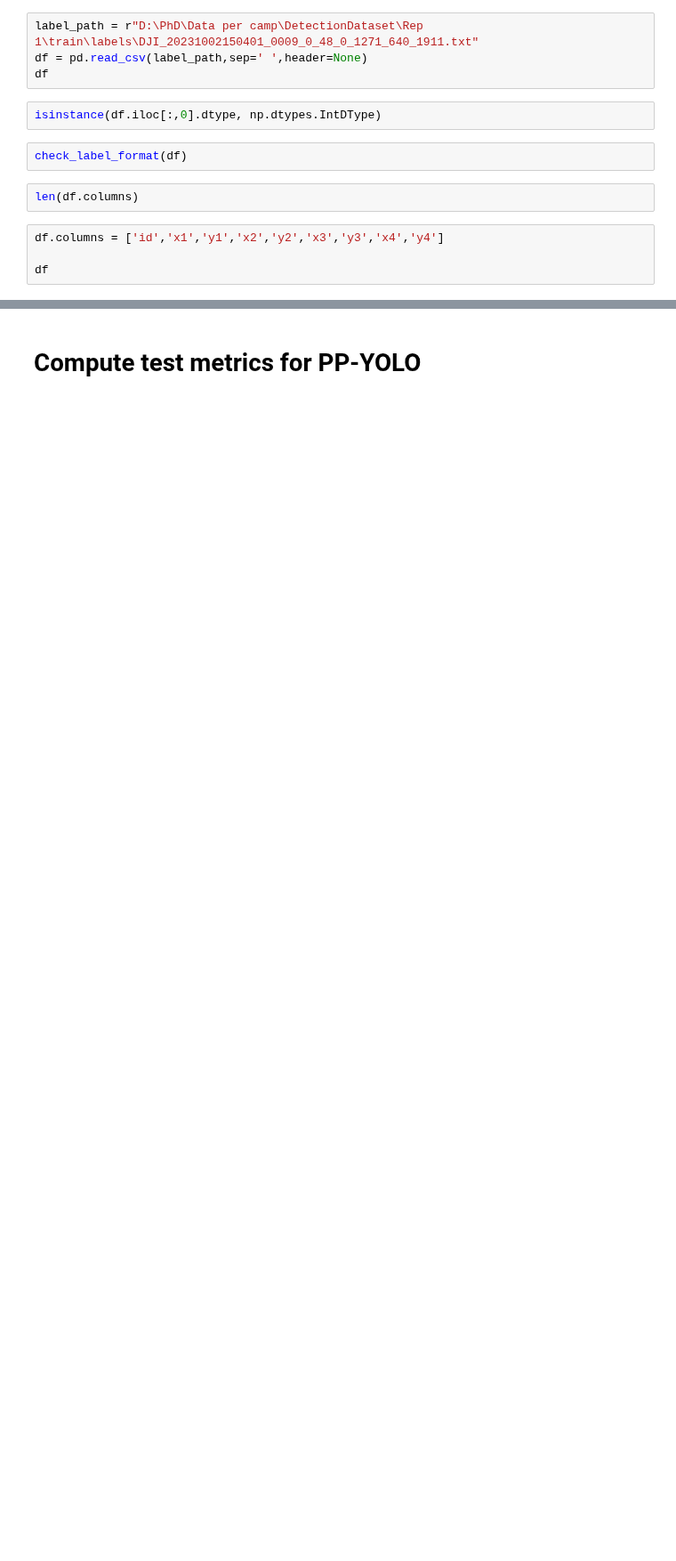
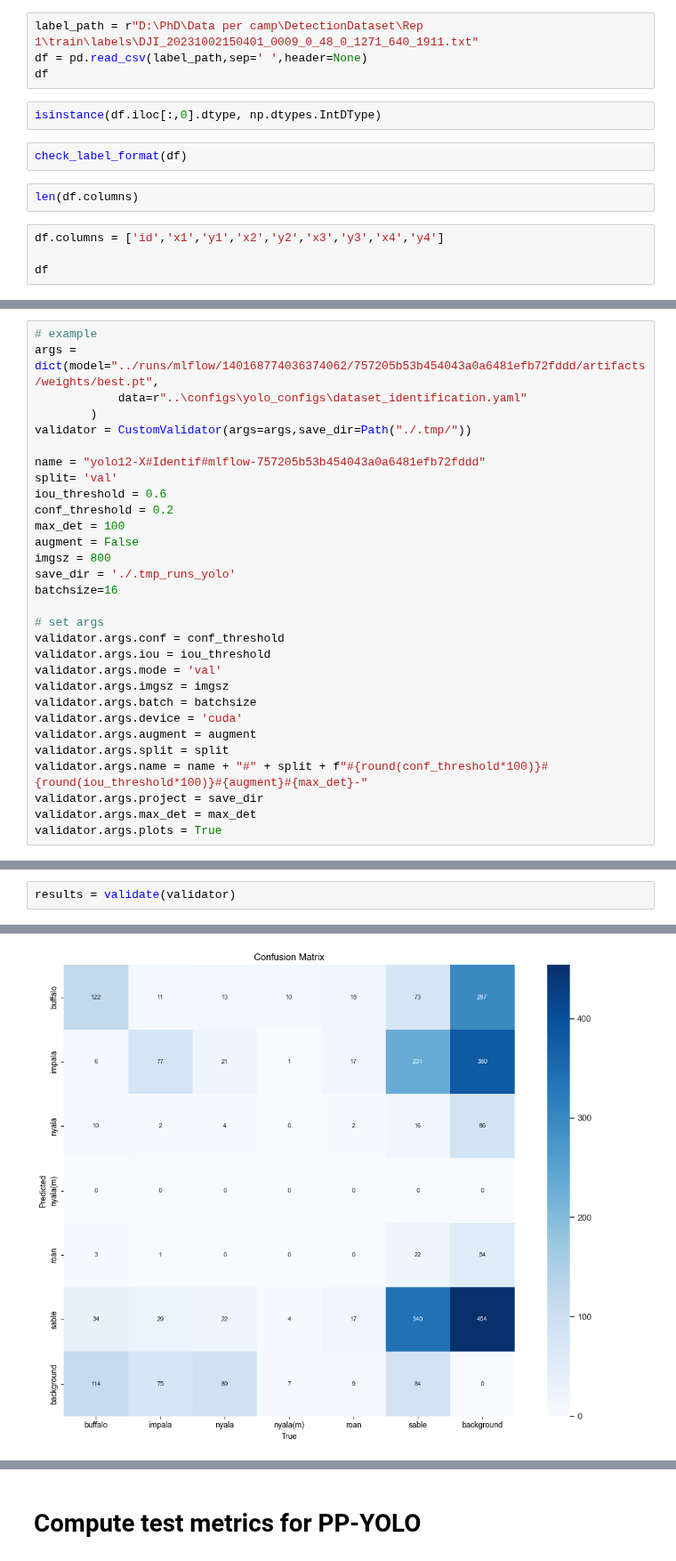
Before and after one commit to FadelMamar/datalabeling, a Jupyter notebook: notebooks/data_exploration.ipynb, the cells around one changed output, grey strips where cells are left out. Shown at 89% size. Drawn from its saved outputs; the diff is of its cells as text; blank space fills up the shorter version.

Commit message:
computing conf matrix for pp-yolo

```diff
--- a/notebooks/data_exploration.ipynb
+++ b/notebooks/data_exploration.ipynb
@@ -1196,0 +1240,30 @@ df
+# %%
+# example
+args = dict(model="../runs/mlflow/140168774036374062/757205b53b454043a0a6481efb72fddd/artifacts/weights/best.pt",
+            data=r"..\configs\yolo_configs\dataset_identification.yaml"
+        )
+validator = CustomValidator(args=args,save_dir=Path("./.tmp/"))
+
+name = "yolo12-X#Identif#mlflow-757205b53b454043a0a6481efb72fddd"
+split= 'val'
+iou_threshold = 0.6
+conf_threshold = 0.2
+max_det = 100
+augment = False
+imgsz = 800
+save_dir = './.tmp_runs_yolo'
+batchsize=16
+
+# set args
+validator.args.conf = conf_threshold
+validator.args.iou = iou_threshold
+validator.args.mode = 'val'
+validator.args.imgsz = imgsz
+validator.args.batch = batchsize
+validator.args.device = 'cuda'
+validator.args.augment = augment
+validator.args.split = split
+validator.args.name = name + "#" + split + f"#{round(conf_threshold*100)}#{round(iou_threshold*100)}#{augment}#{max_det}-"
+validator.args.project = save_dir
+validator.args.max_det = max_det
+validator.args.plots = True
@@ -1196,0 +1345,3 @@ df
+# %%
+results = validate(validator)
+# %% [output]
@@ -1196,0 +1367 @@ df
+[figure, added]
```
Also changed, not shown: parts of 24 cells of this notebook.
